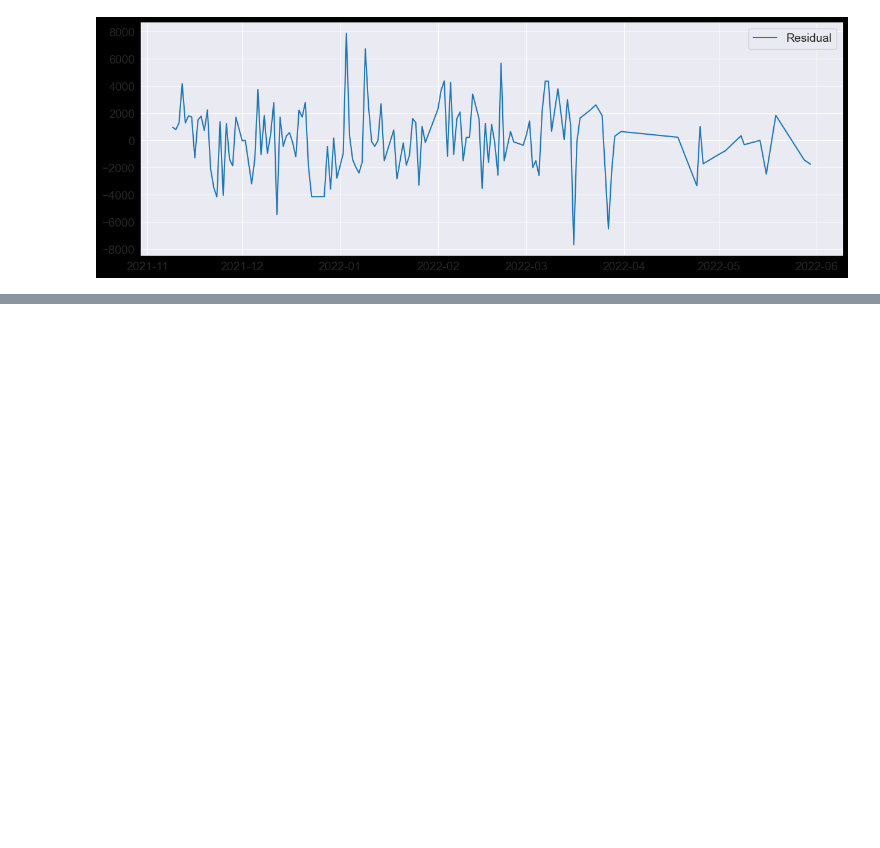
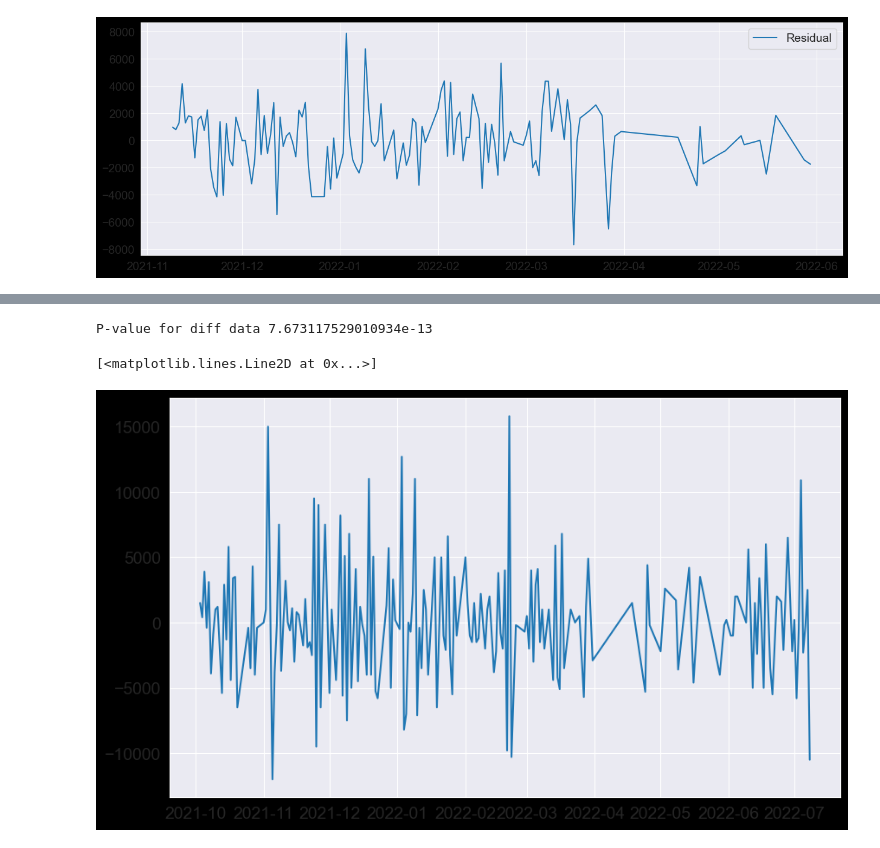
Before and after one commit to wessware/ARIMA_TIME_SERIES_FORECASTING, a Jupyter notebook: models/auto_arima_time_series_analysis.ipynb, the cells around one changed output, grey strips where cells are left out. Saved outputs shown, nothing was run; the diff lists cells and outputs as text; code cells hidden in the pictures; blank space fills up the shorter version.

```diff
--- a/models/auto_arima_time_series_analysis.ipynb
+++ b/models/auto_arima_time_series_analysis.ipynb
@@ -102,0 +119,10 @@ plt.legend()
+# %%
+statictic_diff = adfuller(arima_series['income'].diff().dropna())
+print(f'P-value for diff data {statictic_diff[1]}')
+diff_data = arima_series['income'].diff().dropna()
+
+plt.plot(diff_data)
+# %% [output]
+P-value for diff data 7.673117529010934e-13
+[<matplotlib.lines.Line2D at 0x...>]
+[figure, added]
```
Also changed, not shown: parts of 2 cells of this notebook.
